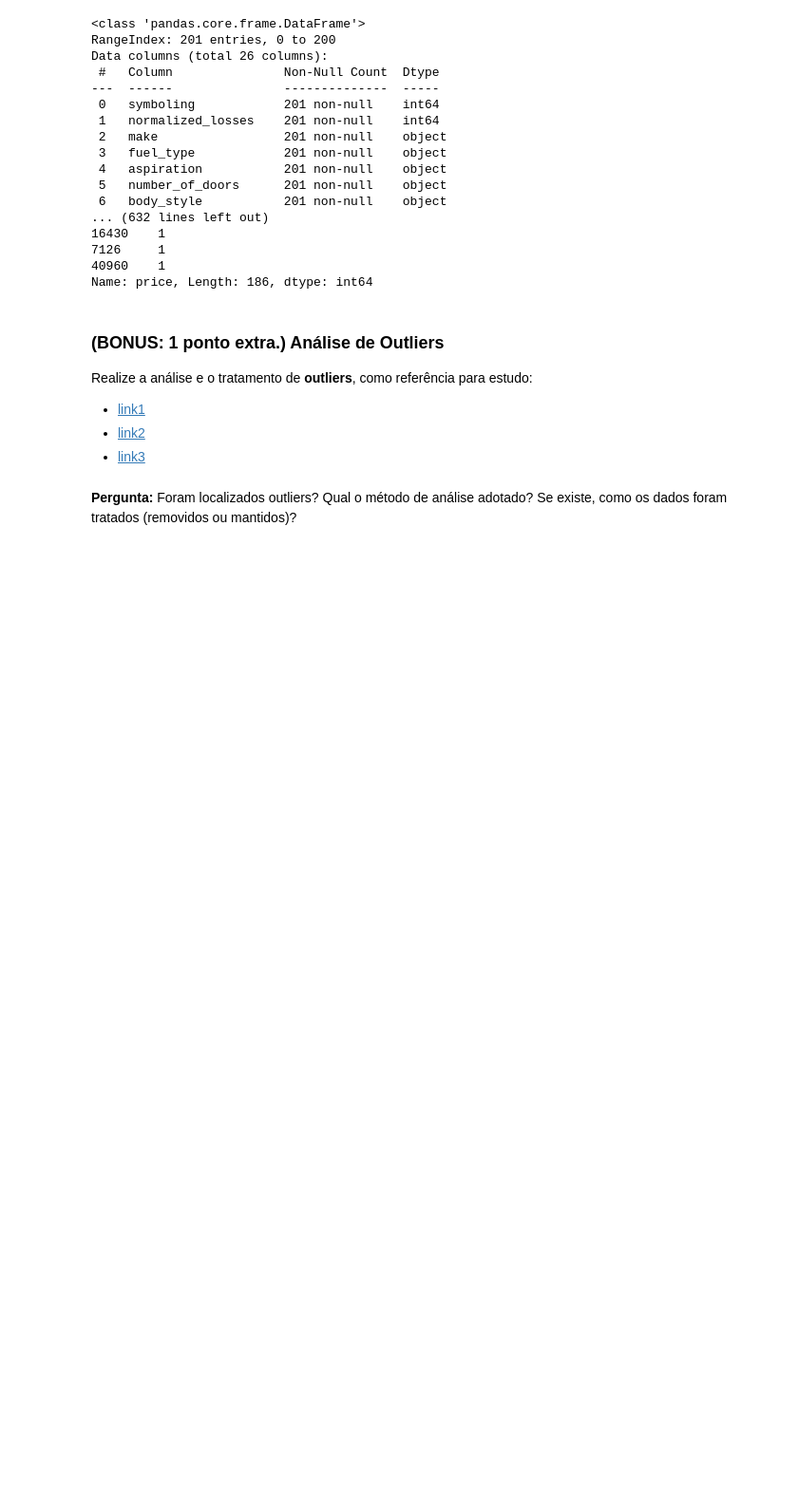
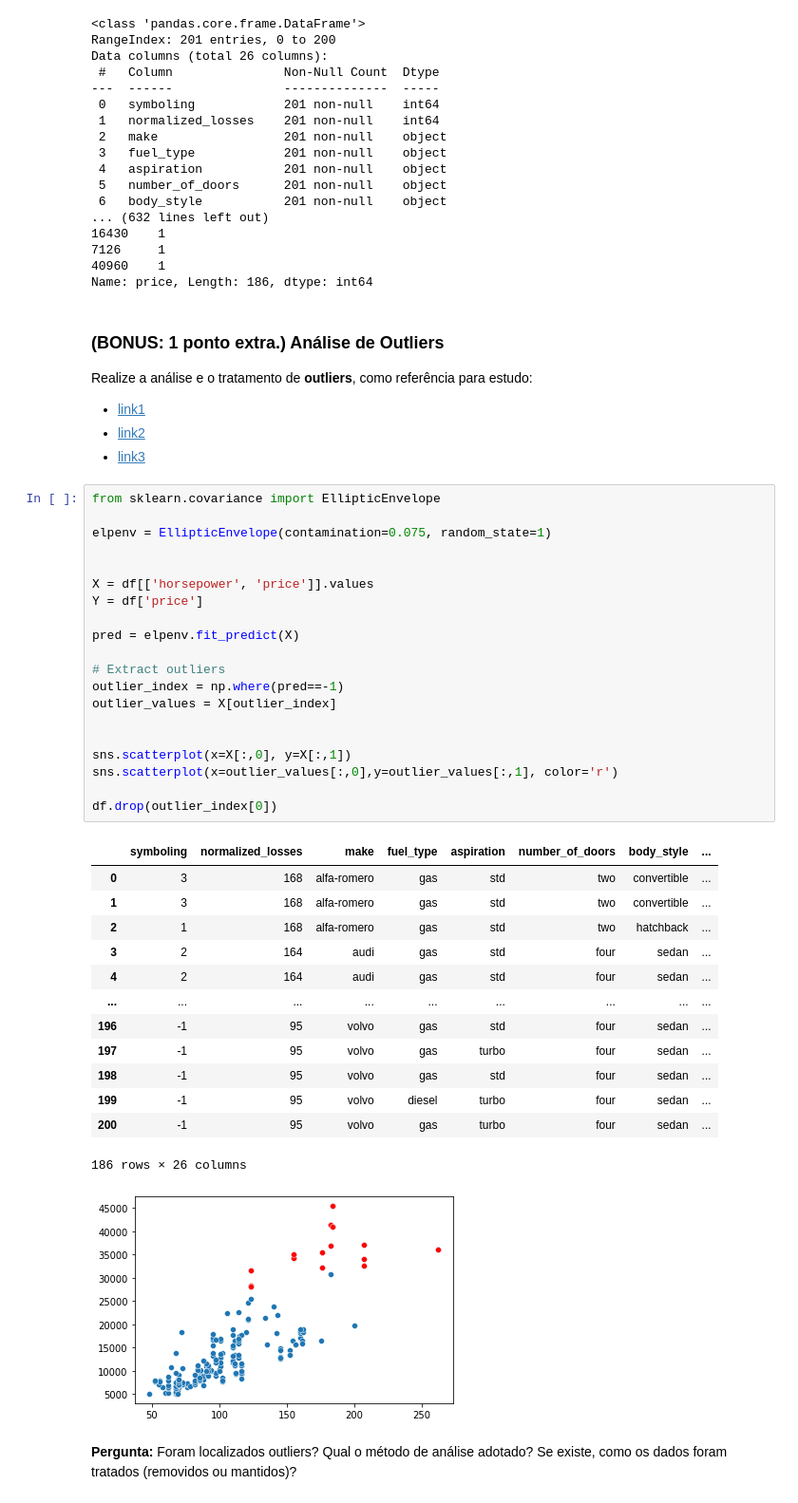
Before and after one commit to douglaslb/machine-learning-nac, a Jupyter notebook: base-proj.ipynb, the cells around one changed output. Shown: that part at 95% size. Cells and saved outputs as stored; diff of their text form; blank space fills up the shorter version.

Commit message:
Resolvendo o bonus de outliers

```diff
--- a/base-proj.ipynb
+++ b/base-proj.ipynb
@@ -187,5 +187,40 @@ Realize a análise e o tratamento de **outliers**, como referência para estudo:
 * [link1](https://machinelearningmastery.com/model-based-outlier-detection-and-removal-in-python/)
 * [link2](https://towardsdatascience.com/4-machine-learning-techniques-for-outlier-detection-in-python-21e9cfacb81d)
 * [link3](https://minerandodados.com.br/tratando-outliers-python/)
+# %%
+from sklearn.covariance import EllipticEnvelope
+
+elpenv = EllipticEnvelope(contamination=0.075, random_state=1)
+
+
+X = df[['horsepower', 'price']].values
+Y = df['price']
+
+pred = elpenv.fit_predict(X)
+
+# Extract outliers
+outlier_index = np.where(pred==-1)
+outlier_values = X[outlier_index]
+
+
+sns.scatterplot(x=X[:,0], y=X[:,1])
+sns.scatterplot(x=outlier_values[:,0],y=outlier_values[:,1], color='r')
+
+df.drop(outlier_index[0])
+# %% [output]
+|  | symboling | normalized_losses | make | fuel_type | aspiration | number_of_doors | body_style | ... |
+| 0 | 3 | 168 | alfa-romero | gas | std | two | convertible | ... |
+| 1 | 3 | 168 | alfa-romero | gas | std | two | convertible | ... |
+| 2 | 1 | 168 | alfa-romero | gas | std | two | hatchback | ... |
+| 3 | 2 | 164 | audi | gas | std | four | sedan | ... |
+| 4 | 2 | 164 | audi | gas | std | four | sedan | ... |
+| ... | ... | ... | ... | ... | ... | ... | ... | ... |
+| 196 | -1 | 95 | volvo | gas | std | four | sedan | ... |
+| 197 | -1 | 95 | volvo | gas | turbo | four | sedan | ... |
+| 198 | -1 | 95 | volvo | gas | std | four | sedan | ... |
+| 199 | -1 | 95 | volvo | diesel | turbo | four | sedan | ... |
+| 200 | -1 | 95 | volvo | gas | turbo | four | sedan | ... |
+186 rows × 26 columns
+[figure, added]
 # %% [markdown]
 **Pergunta:** Foram localizados outliers? Qual o método de análise adotado? Se existe, como os dados foram tratados (removidos ou mantidos)?
```
Also changed, not shown: parts of 12 cells of this notebook.
